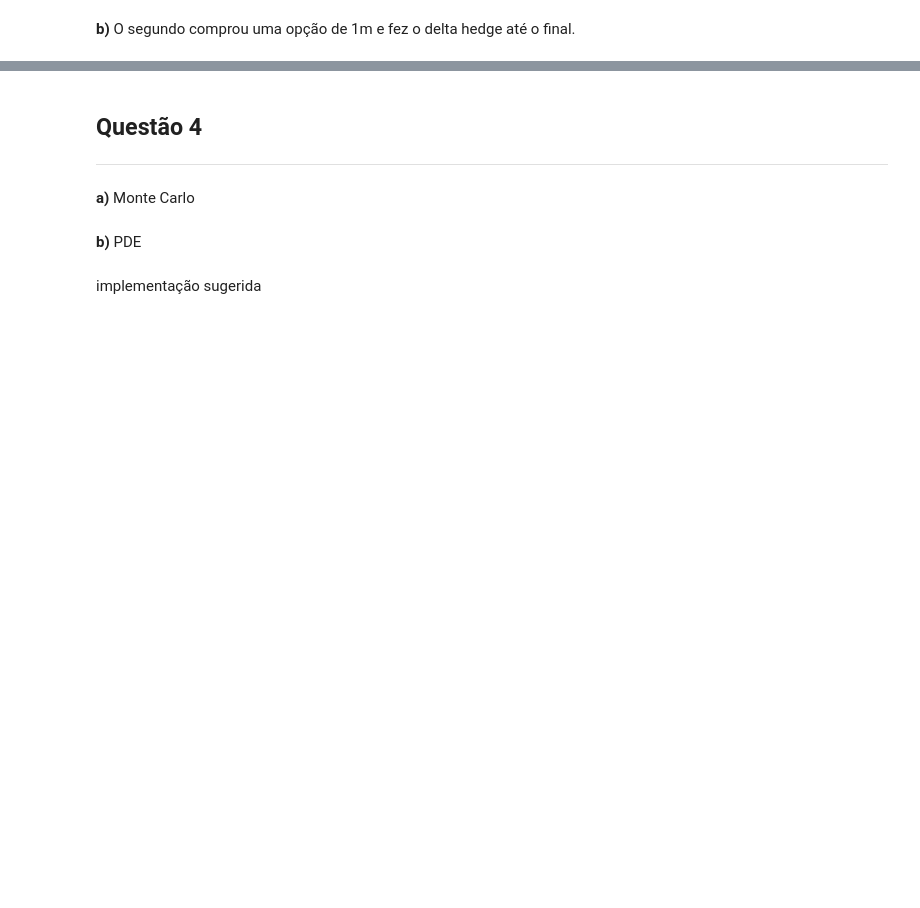
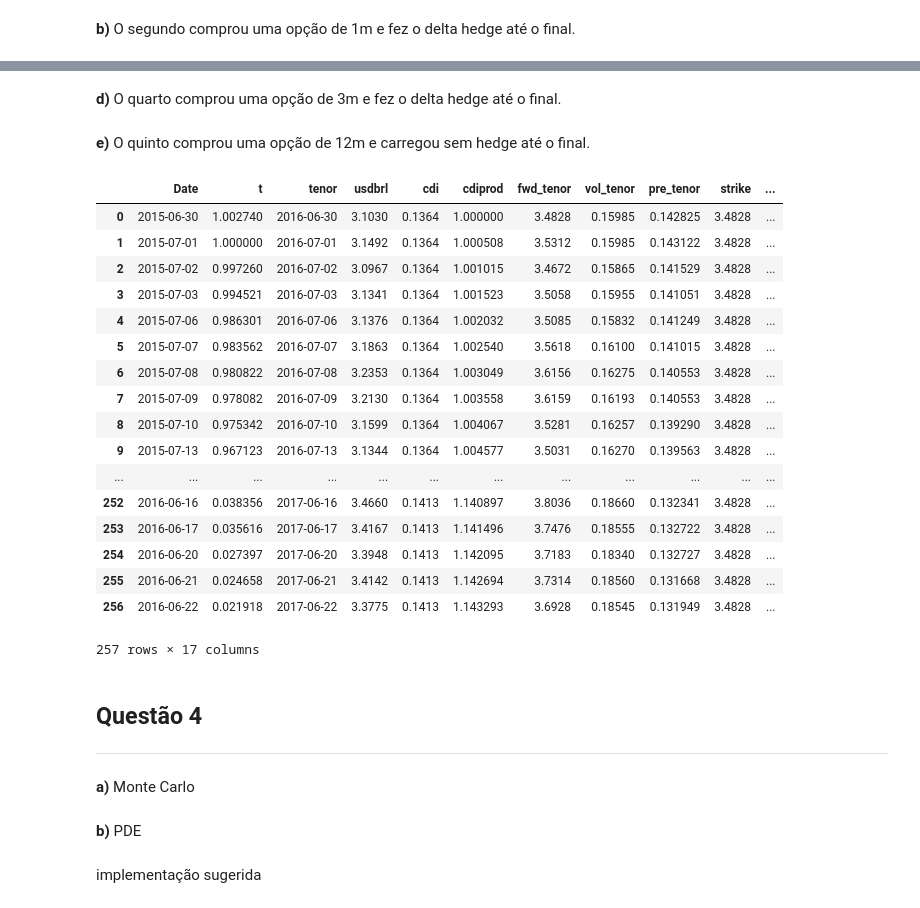
Before and after one commit to fagan2888/PricingHedging_Prova2, a Jupyter notebook: Prova2.ipynb, the cells around one changed output, grey strips where cells are left out. Drawn from its saved outputs; the diff is of its cells as text; code cells hidden in the pictures; blank space fills up the shorter version.

```diff
--- a/Prova2.ipynb
+++ b/Prova2.ipynb
@@ -261,3 +267,29 @@ portf1m(dt.datetime(2015,6,30))
+# %% [markdown]
+**d)** O quarto comprou uma opção de 3m e fez o delta hedge até o final.
+# %% [markdown]
+**e)** O quinto comprou uma opção de 12m e carregou sem hedge até o final.
+# %%
+traderE=calc_portf_semhedge(start,12,usdbrl,cdi,fwd,vol,pre)
+traderE
+# %% [output]
+|  | Date | t | tenor | usdbrl | cdi | cdiprod | fwd_tenor | vol_tenor | pre_tenor | strike | ... |
+| 0 | 2015-06-30 | 1.002740 | 2016-06-30 | 3.1030 | 0.1364 | 1.000000 | 3.4828 | 0.15985 | 0.142825 | 3.4828 | ... |
+| 1 | 2015-07-01 | 1.000000 | 2016-07-01 | 3.1492 | 0.1364 | 1.000508 | 3.5312 | 0.15985 | 0.143122 | 3.4828 | ... |
+| 2 | 2015-07-02 | 0.997260 | 2016-07-02 | 3.0967 | 0.1364 | 1.001015 | 3.4672 | 0.15865 | 0.141529 | 3.4828 | ... |
+| 3 | 2015-07-03 | 0.994521 | 2016-07-03 | 3.1341 | 0.1364 | 1.001523 | 3.5058 | 0.15955 | 0.141051 | 3.4828 | ... |
+| 4 | 2015-07-06 | 0.986301 | 2016-07-06 | 3.1376 | 0.1364 | 1.002032 | 3.5085 | 0.15832 | 0.141249 | 3.4828 | ... |
+| 5 | 2015-07-07 | 0.983562 | 2016-07-07 | 3.1863 | 0.1364 | 1.002540 | 3.5618 | 0.16100 | 0.141015 | 3.4828 | ... |
+| 6 | 2015-07-08 | 0.980822 | 2016-07-08 | 3.2353 | 0.1364 | 1.003049 | 3.6156 | 0.16275 | 0.140553 | 3.4828 | ... |
+| 7 | 2015-07-09 | 0.978082 | 2016-07-09 | 3.2130 | 0.1364 | 1.003558 | 3.6159 | 0.16193 | 0.140553 | 3.4828 | ... |
+| 8 | 2015-07-10 | 0.975342 | 2016-07-10 | 3.1599 | 0.1364 | 1.004067 | 3.5281 | 0.16257 | 0.139290 | 3.4828 | ... |
+| 9 | 2015-07-13 | 0.967123 | 2016-07-13 | 3.1344 | 0.1364 | 1.004577 | 3.5031 | 0.16270 | 0.139563 | 3.4828 | ... |
+| ... | ... | ... | ... | ... | ... | ... | ... | ... | ... | ... | ... |
+| 252 | 2016-06-16 | 0.038356 | 2017-06-16 | 3.4660 | 0.1413 | 1.140897 | 3.8036 | 0.18660 | 0.132341 | 3.4828 | ... |
+| 253 | 2016-06-17 | 0.035616 | 2017-06-17 | 3.4167 | 0.1413 | 1.141496 | 3.7476 | 0.18555 | 0.132722 | 3.4828 | ... |
+| 254 | 2016-06-20 | 0.027397 | 2017-06-20 | 3.3948 | 0.1413 | 1.142095 | 3.7183 | 0.18340 | 0.132727 | 3.4828 | ... |
+| 255 | 2016-06-21 | 0.024658 | 2017-06-21 | 3.4142 | 0.1413 | 1.142694 | 3.7314 | 0.18560 | 0.131668 | 3.4828 | ... |
+| 256 | 2016-06-22 | 0.021918 | 2017-06-22 | 3.3775 | 0.1413 | 1.143293 | 3.6928 | 0.18545 | 0.131949 | 3.4828 | ... |
+257 rows × 17 columns
 # %% [markdown]
 ## Questão 4
 ___
```
Also changed, not shown: parts of 25 cells of this notebook.
